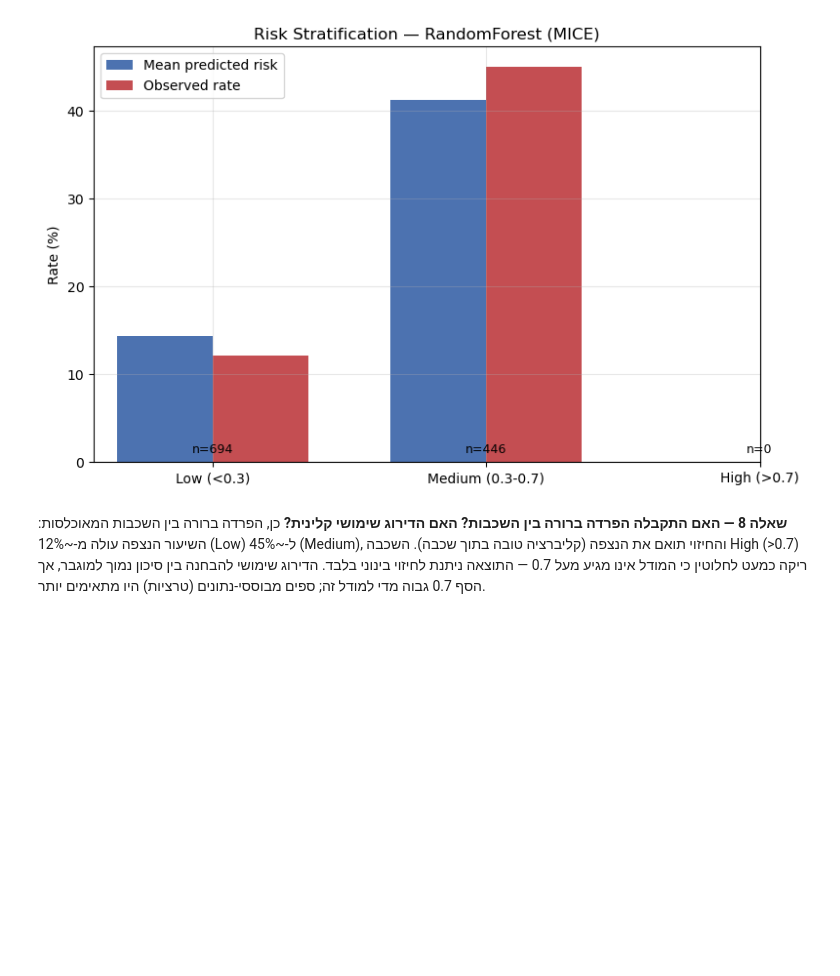
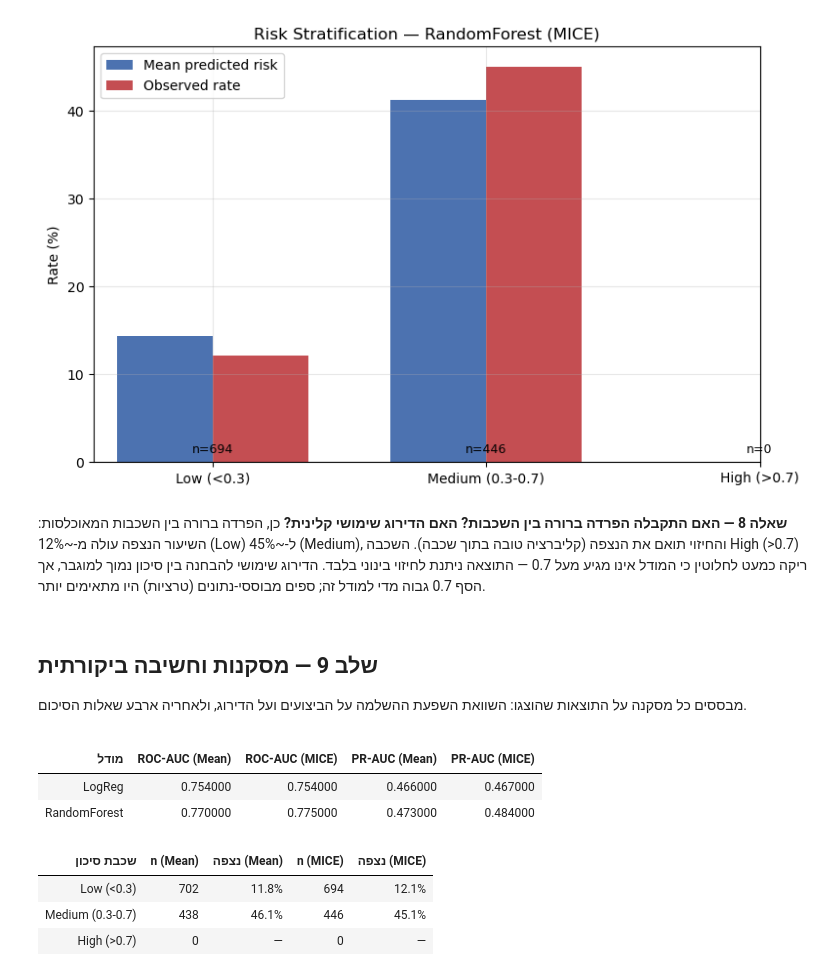
Before and after one commit to Roybin12/medical-machine-learning-, a Jupyter notebook: assignment.ipynb, the cells around one changed output. Saved outputs shown, nothing was run; the diff lists cells and outputs as text; code cells hidden in the pictures; blank space fills up the shorter version.

```diff
--- a/assignment.ipynb
+++ b/assignment.ipynb
@@ -678,3 +678,40 @@ ax.legend(); plt.tight_layout(); plt.show()
 הדירוג שימושי להבחנה בין סיכון נמוך למוגבר, אך הסף 0.7 גבוה מדי למודל זה; ספים מבוססי-נתונים (טרציות) היו מתאימים יותר.
 
 </div>
+# %% [markdown]
+<div dir="rtl">
+
+## שלב 9 — מסקנות וחשיבה ביקורתית
+
+מבססים כל מסקנה על התוצאות שהוצגו: השוואת השפעת ההשלמה על הביצועים ועל הדירוג, ולאחריה ארבע שאלות הסיכום.
+
+</div>
+# %%
+# === שלב 9א: השפעת שיטת ההשלמה על הביצועים ===
+perf_rows = []
+for name in ["LogReg", "RandomForest"]:
+    rm, ri = pred_prob[("Mean", name)], pred_prob[("MICE", name)]
+    perf_rows.append({
+        "מודל": name,
+        "ROC-AUC (Mean)": round(roc_auc_score(y_test, rm), 3),
+        "ROC-AUC (MICE)": round(roc_auc_score(y_test, ri), 3),
+        "PR-AUC (Mean)": round(average_precision_score(y_test, rm), 3),
+        "PR-AUC (MICE)": round(average_precision_score(y_test, ri), 3),
+    })
+display(rtl(pd.DataFrame(perf_rows)))
+
+# === שלב 9ב: השפעת ההשלמה על דירוג הסיכונים (RandomForest) ===
+strat_cmp = pd.DataFrame({"שכבת סיכון": RISK_LABELS})
+for method in ["Mean", "MICE"]:
+    rt = risk_table(pred_prob[(method, "RandomForest")], y_test)
+    strat_cmp[f"n ({method})"] = rt["n (קבוצה)"].values
+    strat_cmp[f"נצפה ({method})"] = rt["שיעור תוצאה נצפה"].values
+display(rtl(strat_cmp))
+# %% [output]
+| מודל | ROC-AUC (Mean) | ROC-AUC (MICE) | PR-AUC (Mean) | PR-AUC (MICE) |
+| LogReg | 0.754000 | 0.754000 | 0.466000 | 0.467000 |
+| RandomForest | 0.770000 | 0.775000 | 0.473000 | 0.484000 |
+| שכבת סיכון | n (Mean) | נצפה (Mean) | n (MICE) | נצפה (MICE) |
+| Low (<0.3) | 702 | 11.8% | 694 | 12.1% |
+| Medium (0.3-0.7) | 438 | 46.1% | 446 | 45.1% |
+| High (>0.7) | 0 | — | 0 | — |
```
Also changed, not shown: parts of 1 cell of this notebook.
